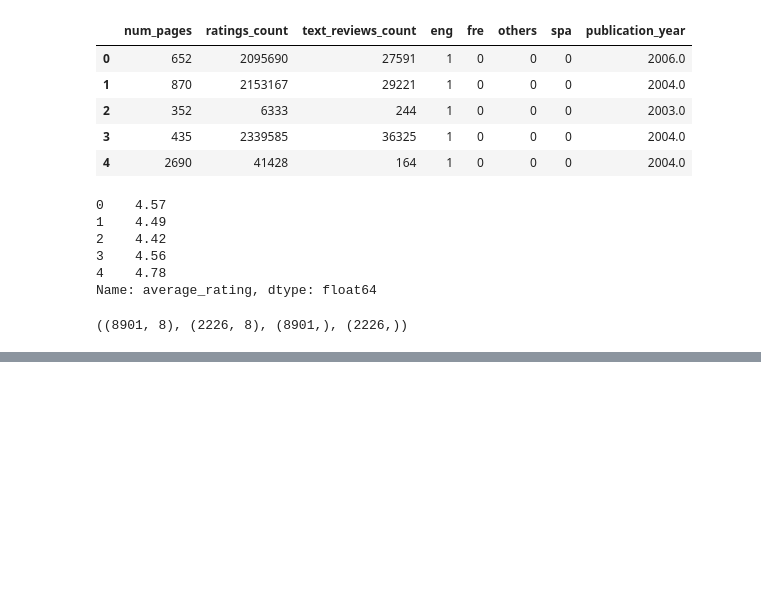
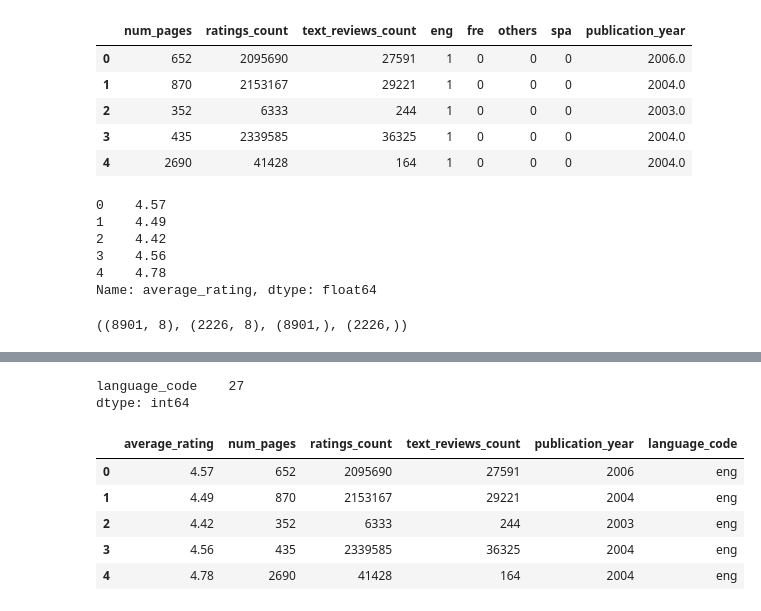
Before and after one commit to tanattiyarungtham/book_rating_project, a Jupyter notebook: Models.ipynb, the cells around one changed output, grey strips where cells are left out. Drawn from its saved outputs; the diff is of its cells as text; code cells hidden in the pictures; blank space fills up the shorter version.

```diff
--- a/Models.ipynb
+++ b/Models.ipynb
@@ -52,0 +53,3 @@ model.score(X_test, y_test)
+# %%
+df2 = df.copy()
+df2.head()
@@ -52,0 +63,5 @@ model.score(X_test, y_test)
+# %%
+df2.drop(["eng", "fre", "others", "spa"], axis=1, inplace=True)
+# %%
+df2['publication_year'] = df2['publication_year'].astype(int)
+df2.head()
@@ -52,0 +75,3 @@ model.score(X_test, y_test)
+# %%
+df3 = pd.read_csv("language_code.csv", index_col=0).reset_index(drop=True)
+df3.head()
@@ -52,0 +105,5 @@ model.score(X_test, y_test)
+# %%
+df3.nunique()
+# %% [output]
+language_code    27
+dtype: int64
@@ -52,0 +112,10 @@ model.score(X_test, y_test)
+# %%
+data = pd.concat([df2, df3], axis=1)
+data.head()
+# %% [output]
+|  | average_rating | num_pages | ratings_count | text_reviews_count | publication_year | language_code |
+| 0 | 4.57 | 652 | 2095690 | 27591 | 2006 | eng |
+| 1 | 4.49 | 870 | 2153167 | 29221 | 2004 | eng |
+| 2 | 4.42 | 352 | 6333 | 244 | 2003 | eng |
+| 3 | 4.56 | 435 | 2339585 | 36325 | 2004 | eng |
+| 4 | 4.78 | 2690 | 41428 | 164 | 2004 | eng |
```
Also changed, not shown: parts of 22 cells of this notebook, 7 other files.
